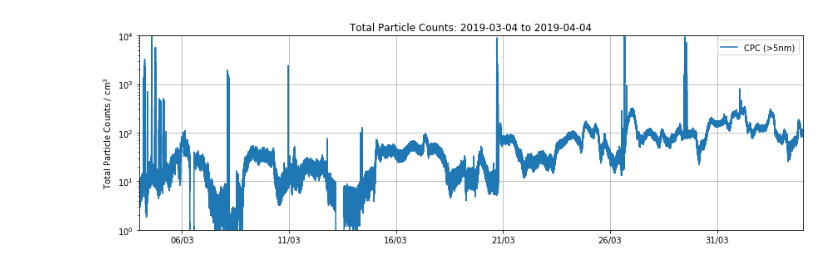
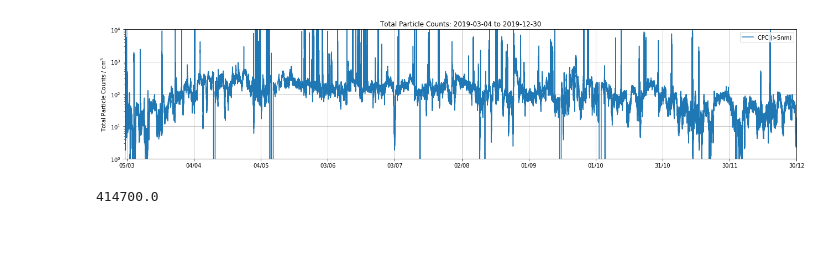
Before and after one commit to heatherguy/ICECAPS-ACE, a Jupyter notebook: Working_notebooks/CPC_example.ipynb, the cells around one changed output. Drawn from its saved outputs; the diff is of its cells as text; code cells hidden in the pictures; blank space fills up the shorter version.

```diff
--- a/Working_notebooks/CPC_example.ipynb
+++ b/Working_notebooks/CPC_example.ipynb
@@ -51,26 +51,30 @@ def get_cpc(d_loc,d1,d2):
 # %%
 # Get the data
 
-d_loc = '/Users/heather/Desktop/CPC_data/'
+d_loc = '/Volumes/Data/ICECAPSarchive/ace/Extracted/CPC/'
 d1 = dt.datetime(2019,3,4,0,0)
-d2 = dt.datetime(2019,4,4,0,0)
+d2 = dt.datetime(2019,12,30,0,0)
 
 cpc_counts = get_cpc(d_loc,d1,d2)
 # %%
 # Plot total counts
 
-fig = plt.figure(figsize=(12,4))
+fig = plt.figure(figsize=(18,4))
 ax = fig.add_subplot(111)
 ax.grid(True)
 ax.semilogy(cpc_counts.index,cpc_counts['Concentration (/cm3)'], label='CPC (>5nm)')
 ax.set_ylim(1,10000)
 ax.set_ylabel('Total Particle Counts / cm$^3$')
 ax.set_title('Total Particle Counts: %s'%((dt.datetime.strftime(d1,'%Y-%m-%d')+' to '+dt.datetime.strftime(d2,'%Y-%m-%d'))))
 ax.xaxis.set_major_formatter(md.DateFormatter('%d/%m'))
-ax.xaxis.set_major_locator(md.DayLocator(interval=5))
+ax.xaxis.set_major_locator(md.DayLocator(interval=30))
 ax.set_xlim(d1,d2)
 ax.legend(loc='best',fontsize=10)
 fig.tight_layout()
 #fig.savefig(d_loc + 'Ncounts_current.png')
 # %% [output]
-[figure, old version]
+[figure, new version]
+# %%
+max(cpc_counts['Concentration (/cm3)'])
+# %% [output]
+414700.0
```
Also changed, not shown: 15 other files.
